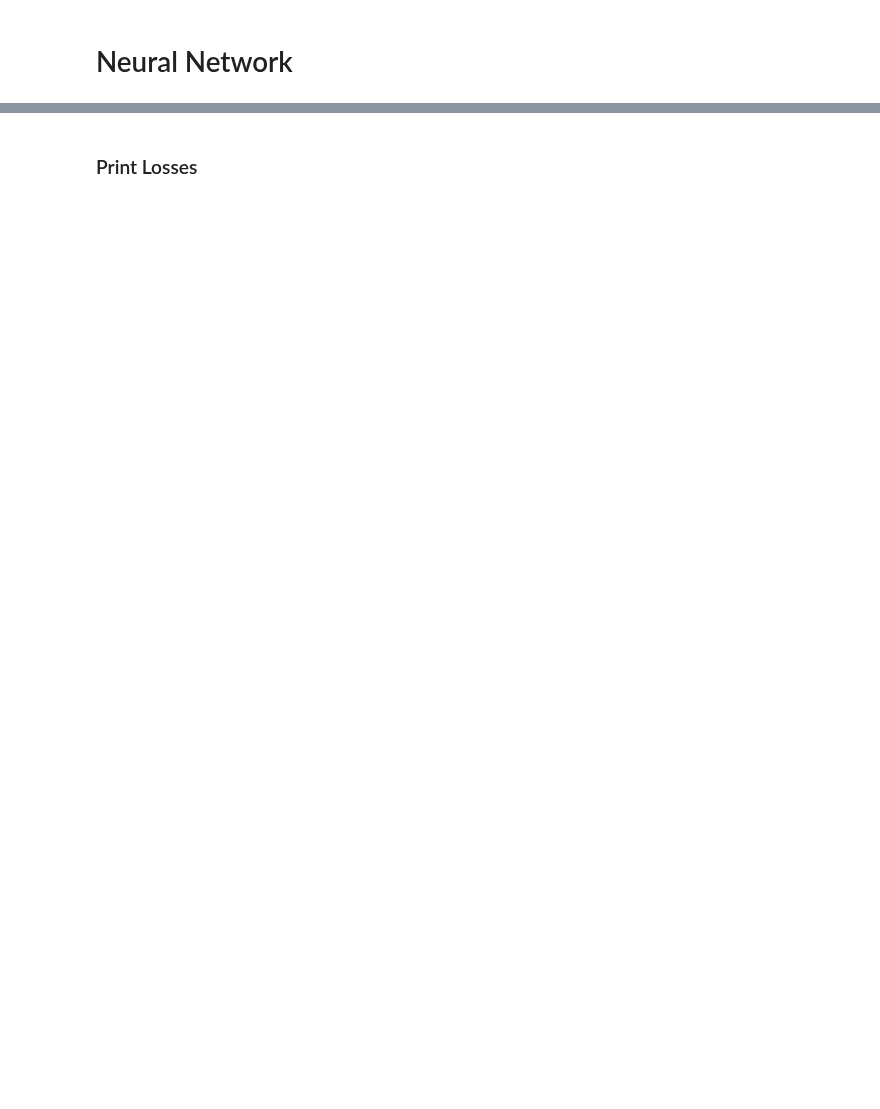
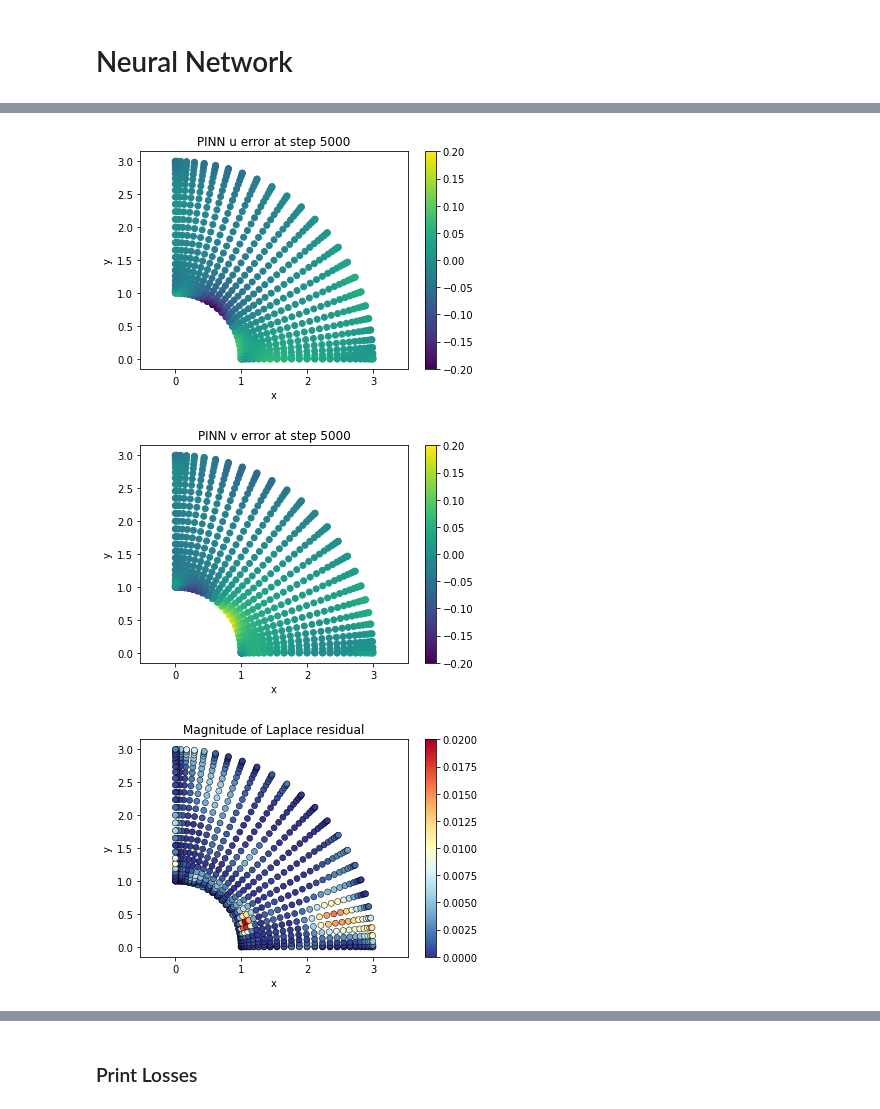
Before and after one commit to ahallback/DTU-PINN-project, a Jupyter notebook: 2D_channel_pinn_final.ipynb, the cells around one changed output, grey strips where cells are left out. Saved outputs shown, nothing was run; the diff lists cells and outputs as text; code cells hidden in the pictures; blank space fills up the shorter version.

```diff
--- a/2D_channel_pinn_final.ipynb
+++ b/2D_channel_pinn_final.ipynb
@@ -389,9 +410,11 @@ def train(model,
 # %%
 # Shared parameters
-number_of_steps = 10000
+number_of_steps = 5000
 learning_rate = 1e-3
 model = FullyConnected(2, 64, 1)
+save_plots = False
 # %%
 # Train without data
 use_data = False
-loss = train(model, use_data, learning_rate, number_of_steps, exact_vel_u, exact_vel_v, physics_xys, inlet_xys, outlet_xys, right_wall_xys, left_wall_xys, normal_vectors_left, normal_vectors_right)
+loss = train_pinn(model, device, use_data, learning_rate, number_of_steps, save_plots, exact_vel_u, exact_vel_v, physics_xys, inlet_indices, outlet_indices, right_wall_xys, left_wall_xys, normal_vectors_left, normal_vectors_right)
+# %% [output]
@@ -398,3 +423,6 @@ loss = train(model, use_data, learning_rate, number_of_steps, exact_vel_u, exact
+[figure, added]
+[figure, added]
+[figure, added]
 # %%
 # Train with data
 use_data = True
```
Also changed, not shown: parts of 14 cells of this notebook, 6 other files.
